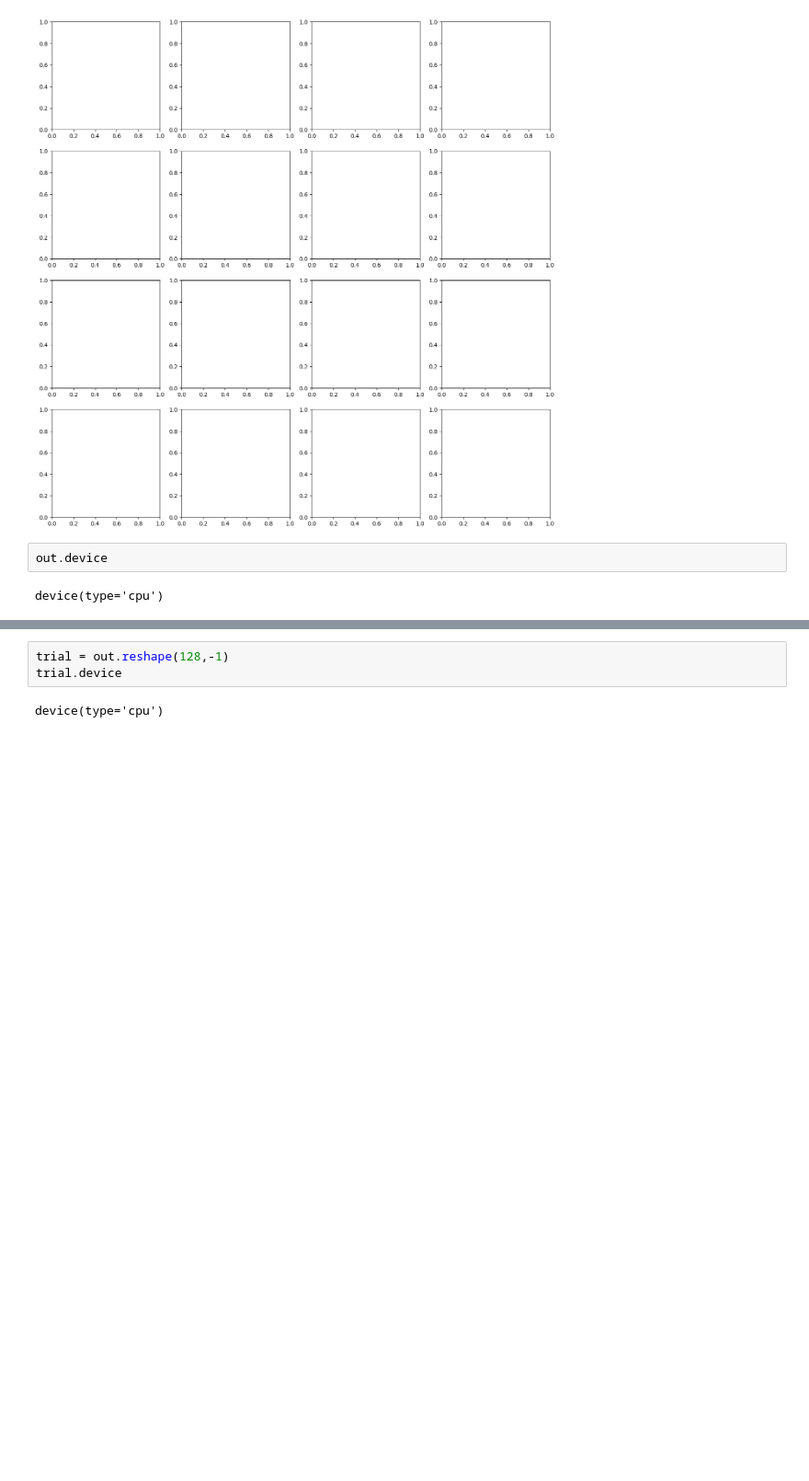
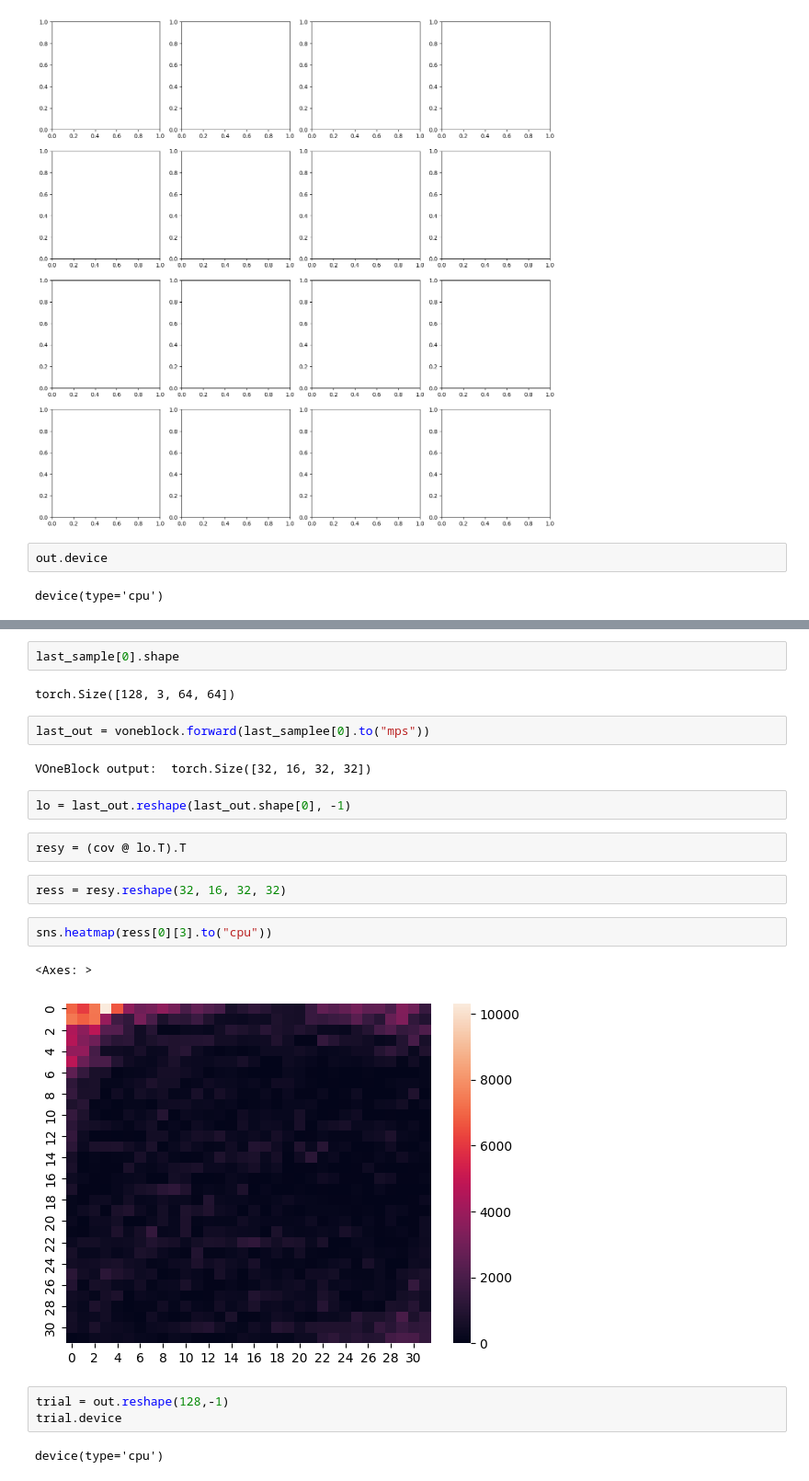
Before and after one commit to VanillaCappuccino/vonenet-mete, a Jupyter notebook: cov_matrix.ipynb, the cells around one changed output, grey strips where cells are left out. Shown at 92% size. Saved outputs shown, nothing was run; the diff lists cells and outputs as text; blank space fills up the shorter version.

```diff
--- a/cov_matrix.ipynb
+++ b/cov_matrix.ipynb
@@ -374,3 +326,22 @@ device(type='cpu')
+# %%
+last_sample[0].shape
+# %% [output]
+torch.Size([128, 3, 64, 64])
+# %%
+last_out = voneblock.forward(last_samplee[0].to("mps"))
+# %% [output]
+VOneBlock output:  torch.Size([32, 16, 32, 32])
+# %%
+lo = last_out.reshape(last_out.shape[0], -1)
+# %%
+resy = (cov @ lo.T).T
+# %%
+ress = resy.reshape(32, 16, 32, 32)
+# %%
+sns.heatmap(ress[0][3].to("cpu"))
+# %% [output]
+<Axes: >
+[figure, added]
 # %%
 trial = out.reshape(128,-1)
 trial.device
```
Also changed, not shown: parts of 25 cells of this notebook, 1 other file.
